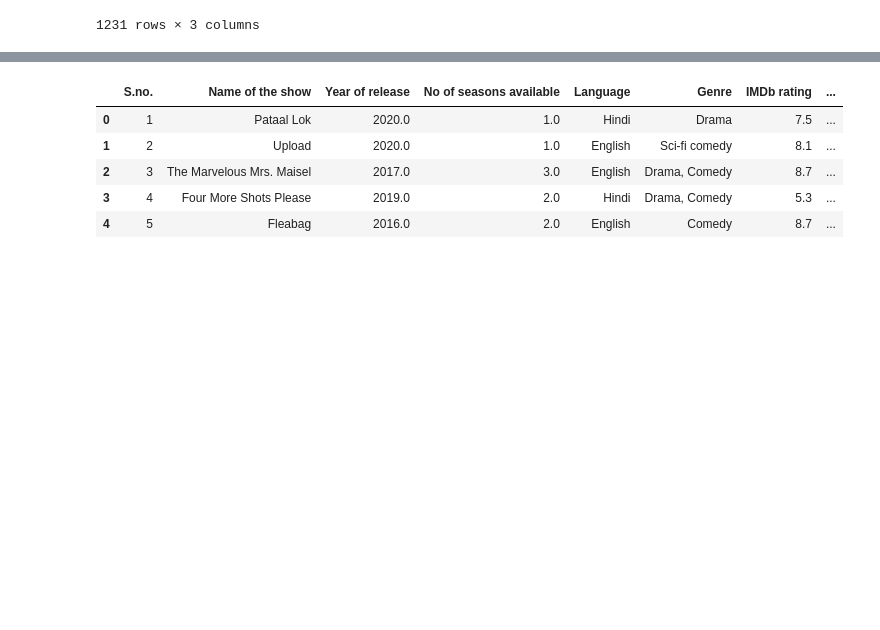
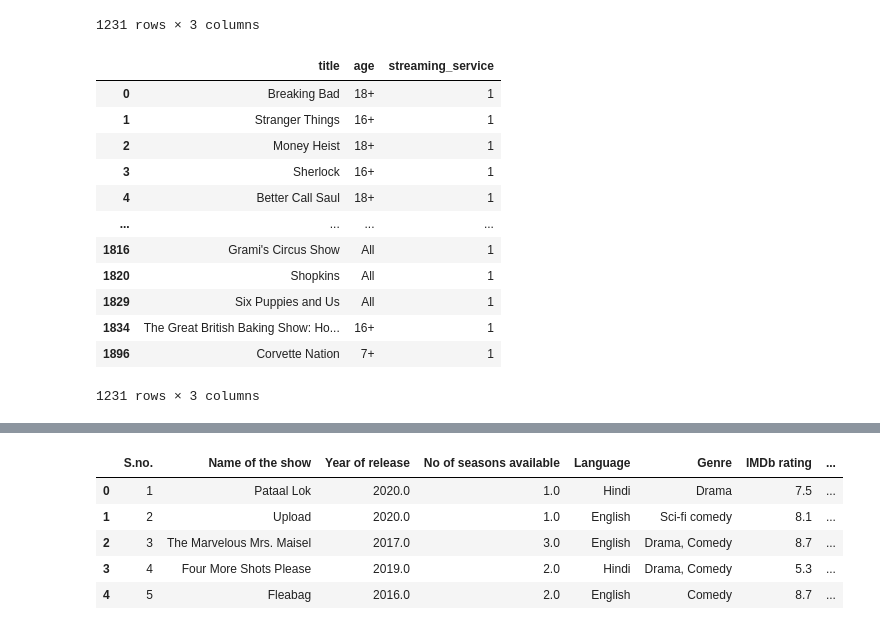
Before and after one commit to sjuarez382/ETL_Group_12_Project, a Jupyter notebook: streaming_data.ipynb, the cells around one changed output, grey strips where cells are left out. Saved outputs shown, nothing was run; the diff lists cells and outputs as text; code cells hidden in the pictures; blank space fills up the shorter version.

```diff
--- a/streaming_data.ipynb
+++ b/streaming_data.ipynb
@@ -61,5 +61,20 @@ netflix_shows_df
 | 1896 | Corvette Nation | 7+ | 1 |
 1231 rows × 3 columns
 # %%
-netflix_shows_df = netflix_shows_df.rename(columns={'Netflix':'Streaming_Service'})
+netflix_shows_df = netflix_shows_df.rename(columns={'Netflix':'streaming_service', 'Title':'title', 'Age':'age'})
+netflix_shows_df
+# %% [output]
+|  | title | age | streaming_service |
+| 0 | Breaking Bad | 18+ | 1 |
+| 1 | Stranger Things | 16+ | 1 |
+| 2 | Money Heist | 18+ | 1 |
+| 3 | Sherlock | 16+ | 1 |
+| 4 | Better Call Saul | 18+ | 1 |
+| ... | ... | ... | ... |
+| 1816 | Grami's Circus Show | All | 1 |
+| 1820 | Shopkins | All | 1 |
+| 1829 | Six Puppies and Us | All | 1 |
+| 1834 | The Great British Baking Show: Ho... | 16+ | 1 |
+| 1896 | Corvette Nation | 7+ | 1 |
+1231 rows × 3 columns
 # %%
```
Also changed, not shown: parts of 13 cells of this notebook, 1 other file.
